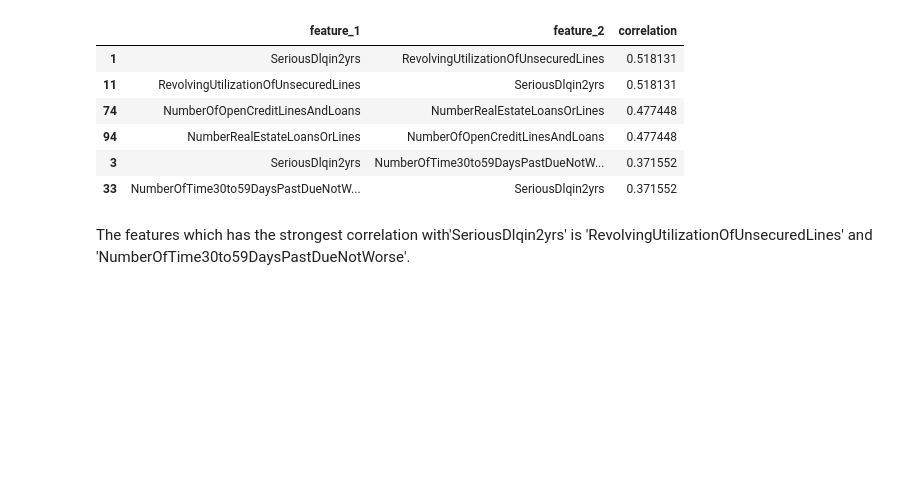
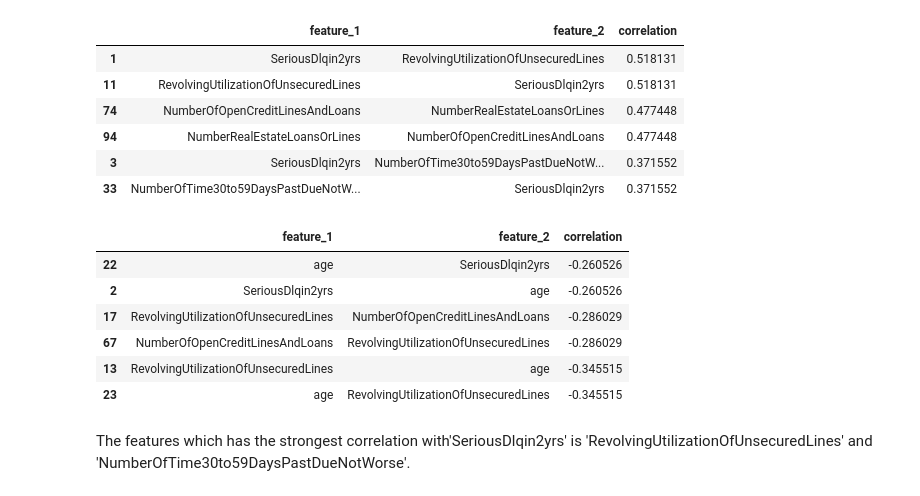
Before and after one commit to yukimatsuno/give_me_some_credit, a Jupyter notebook: notebooks/basic visualization.ipynb, the cells around one changed output. Cells and saved outputs as stored; diff of their text form; code cells hidden in the pictures; blank space fills up the shorter version.

Commit message:
add correlation tail table

```diff
--- a/notebooks/basic visualization.ipynb
+++ b/notebooks/basic visualization.ipynb
@@ -1053,6 +1053,16 @@ corr_df.head(6)
 | 94 | NumberRealEstateLoansOrLines | NumberOfOpenCreditLinesAndLoans | 0.477448 |
 | 3 | SeriousDlqin2yrs | NumberOfTime30to59DaysPastDueNotW... | 0.371552 |
 | 33 | NumberOfTime30to59DaysPastDueNotW... | SeriousDlqin2yrs | 0.371552 |
+# %%
+corr_df.tail(6)
+# %% [output]
+|  | feature_1 | feature_2 | correlation |
+| 22 | age | SeriousDlqin2yrs | -0.260526 |
+| 2 | SeriousDlqin2yrs | age | -0.260526 |
+| 17 | RevolvingUtilizationOfUnsecuredLines | NumberOfOpenCreditLinesAndLoans | -0.286029 |
+| 67 | NumberOfOpenCreditLinesAndLoans | RevolvingUtilizationOfUnsecuredLines | -0.286029 |
+| 13 | RevolvingUtilizationOfUnsecuredLines | age | -0.345515 |
+| 23 | age | RevolvingUtilizationOfUnsecuredLines | -0.345515 |
 # %% [markdown]
 The features which has the strongest correlation with'SeriousDlqin2yrs' is 'RevolvingUtilizationOfUnsecuredLines' and 'NumberOfTime30to59DaysPastDueNotWorse'.
 # %%
```
